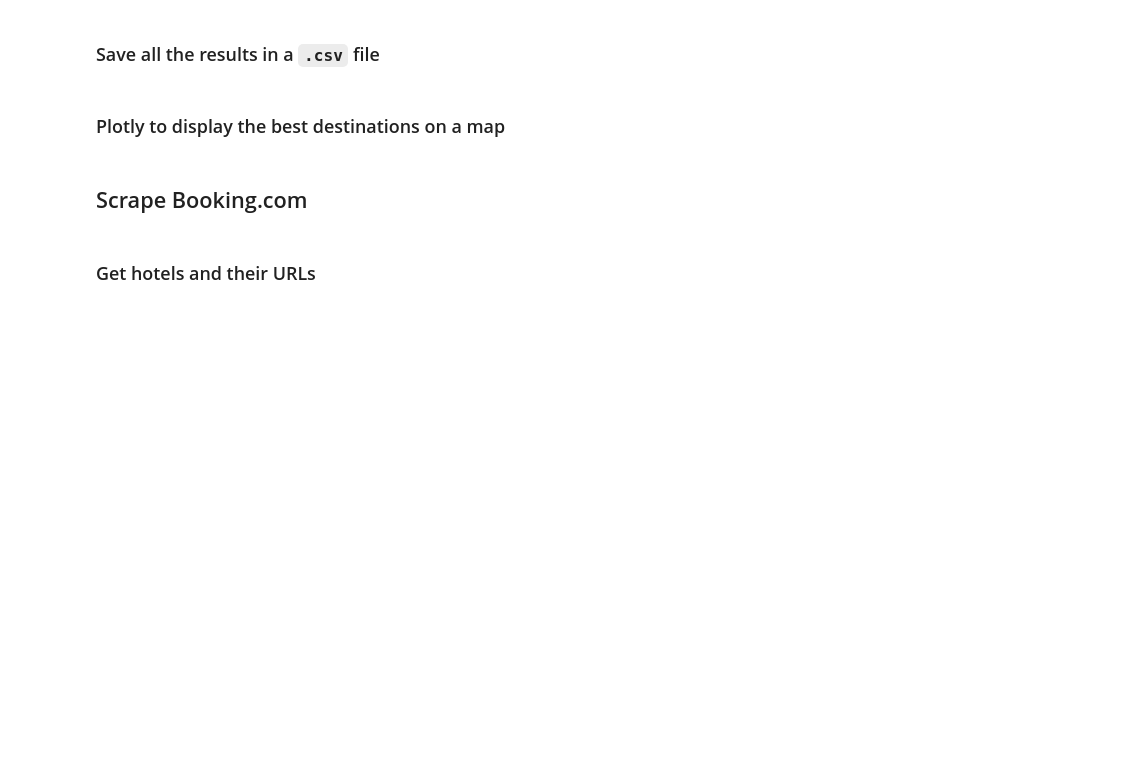
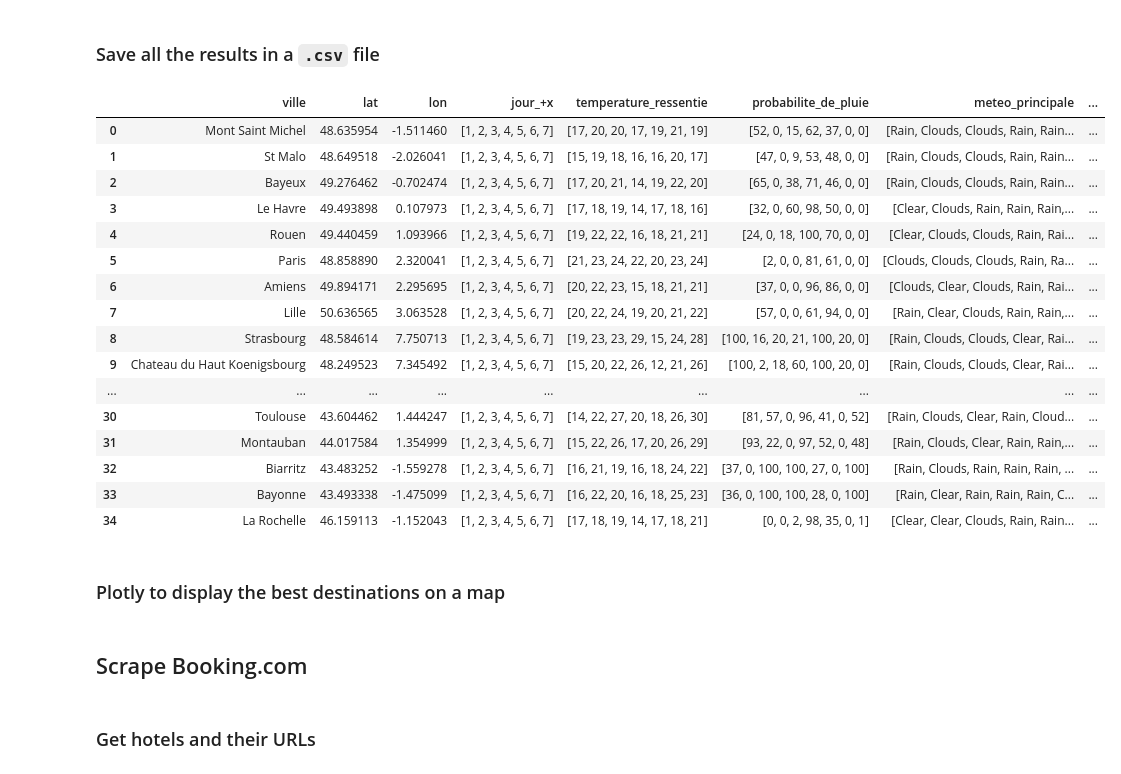
Before and after one commit to alexlasnier/Bloc01-Construction-et-alimentation-dune-infrastructure-de-gestion-de-donnees, a Jupyter notebook: Plan_your_trip_with_Kayak.ipynb, the cells around one changed output. Saved outputs shown, nothing was run; the diff lists cells and outputs as text; code cells hidden in the pictures; blank space fills up the shorter version.

```diff
--- a/Plan_your_trip_with_Kayak.ipynb
+++ b/Plan_your_trip_with_Kayak.ipynb
@@ -528,9 +535,26 @@ df_gps_weather.sort_values(by=["score"], ascending=False)
 # %% [markdown]
 ### Save all the results in a `.csv` file
 # %%
-df_gps_weather = df_gps_weather.set_index("city")
-df_gps_weather = df_gps_weather.reindex(cities)
+df_gps_weather = df_gps_weather.set_index("ville")
+df_gps_weather = df_gps_weather.reindex(villes)
 df_gps_weather = df_gps_weather.reset_index()
 df_gps_weather = df_gps_weather.rename(columns={"index": "id"})
-
-df_gps_weather.to_csv("df_gps_weather.csv", index=False)
+df_gps_weather
+# %% [output]
+|  | ville | lat | lon | jour_+x | temperature_ressentie | probabilite_de_pluie | meteo_principale | ... |
+| 0 | Mont Saint Michel | 48.635954 | -1.511460 | [1, 2, 3, 4, 5, 6, 7] | [17, 20, 20, 17, 19, 21, 19] | [52, 0, 15, 62, 37, 0, 0] | [Rain, Clouds, Clouds, Rain, Rain... | ... |
+| 1 | St Malo | 48.649518 | -2.026041 | [1, 2, 3, 4, 5, 6, 7] | [15, 19, 18, 16, 16, 20, 17] | [47, 0, 9, 53, 48, 0, 0] | [Rain, Clouds, Clouds, Rain, Rain... | ... |
+| 2 | Bayeux | 49.276462 | -0.702474 | [1, 2, 3, 4, 5, 6, 7] | [17, 20, 21, 14, 19, 22, 20] | [65, 0, 38, 71, 46, 0, 0] | [Rain, Clouds, Clouds, Rain, Rain... | ... |
+| 3 | Le Havre | 49.493898 | 0.107973 | [1, 2, 3, 4, 5, 6, 7] | [17, 18, 19, 14, 17, 18, 16] | [32, 0, 60, 98, 50, 0, 0] | [Clear, Clouds, Rain, Rain, Rain,... | ... |
+| 4 | Rouen | 49.440459 | 1.093966 | [1, 2, 3, 4, 5, 6, 7] | [19, 22, 22, 16, 18, 21, 21] | [24, 0, 18, 100, 70, 0, 0] | [Clear, Clouds, Clouds, Rain, Rai... | ... |
+| 5 | Paris | 48.858890 | 2.320041 | [1, 2, 3, 4, 5, 6, 7] | [21, 23, 24, 22, 20, 23, 24] | [2, 0, 0, 81, 61, 0, 0] | [Clouds, Clouds, Clouds, Rain, Ra... | ... |
+| 6 | Amiens | 49.894171 | 2.295695 | [1, 2, 3, 4, 5, 6, 7] | [20, 22, 23, 15, 18, 21, 21] | [37, 0, 0, 96, 86, 0, 0] | [Clouds, Clear, Clouds, Rain, Rai... | ... |
+| 7 | Lille | 50.636565 | 3.063528 | [1, 2, 3, 4, 5, 6, 7] | [20, 22, 24, 19, 20, 21, 22] | [57, 0, 0, 61, 94, 0, 0] | [Rain, Clear, Clouds, Rain, Rain,... | ... |
+| 8 | Strasbourg | 48.584614 | 7.750713 | [1, 2, 3, 4, 5, 6, 7] | [19, 23, 23, 29, 15, 24, 28] | [100, 16, 20, 21, 100, 20, 0] | [Rain, Clouds, Clouds, Clear, Rai... | ... |
+| 9 | Chateau du Haut Koenigsbourg | 48.249523 | 7.345492 | [1, 2, 3, 4, 5, 6, 7] | [15, 20, 22, 26, 12, 21, 26] | [100, 2, 18, 60, 100, 20, 0] | [Rain, Clouds, Clouds, Clear, Rai... | ... |
+| ... | ... | ... | ... | ... | ... | ... | ... | ... |
+| 30 | Toulouse | 43.604462 | 1.444247 | [1, 2, 3, 4, 5, 6, 7] | [14, 22, 27, 20, 18, 26, 30] | [81, 57, 0, 96, 41, 0, 52] | [Rain, Clouds, Clear, Rain, Cloud... | ... |
+| 31 | Montauban | 44.017584 | 1.354999 | [1, 2, 3, 4, 5, 6, 7] | [15, 22, 26, 17, 20, 26, 29] | [93, 22, 0, 97, 52, 0, 48] | [Rain, Clouds, Clear, Rain, Rain,... | ... |
+| 32 | Biarritz | 43.483252 | -1.559278 | [1, 2, 3, 4, 5, 6, 7] | [16, 21, 19, 16, 18, 24, 22] | [37, 0, 100, 100, 27, 0, 100] | [Rain, Clouds, Rain, Rain, Rain, ... | ... |
+| 33 | Bayonne | 43.493338 | -1.475099 | [1, 2, 3, 4, 5, 6, 7] | [16, 22, 20, 16, 18, 25, 23] | [36, 0, 100, 100, 28, 0, 100] | [Rain, Clear, Rain, Rain, Rain, C... | ... |
+| 34 | La Rochelle | 46.159113 | -1.152043 | [1, 2, 3, 4, 5, 6, 7] | [17, 18, 19, 14, 17, 18, 21] | [0, 0, 2, 98, 35, 0, 1] | [Clear, Clear, Clouds, Rain, Rain... | ... |
```
Also changed, not shown: parts of 51 cells of this notebook, 4 other files.
